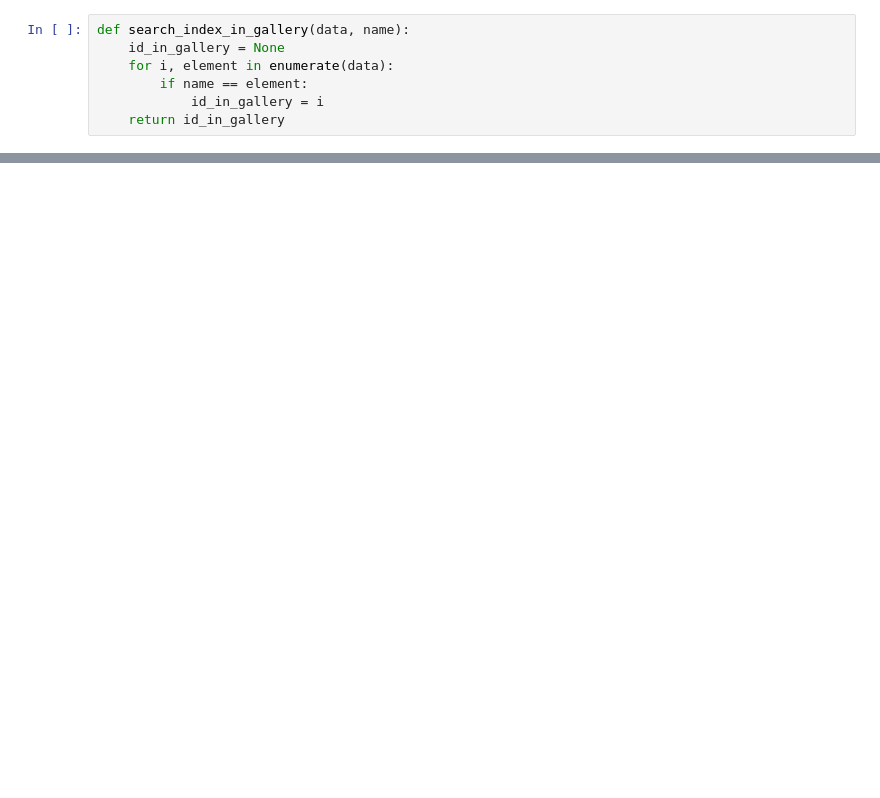
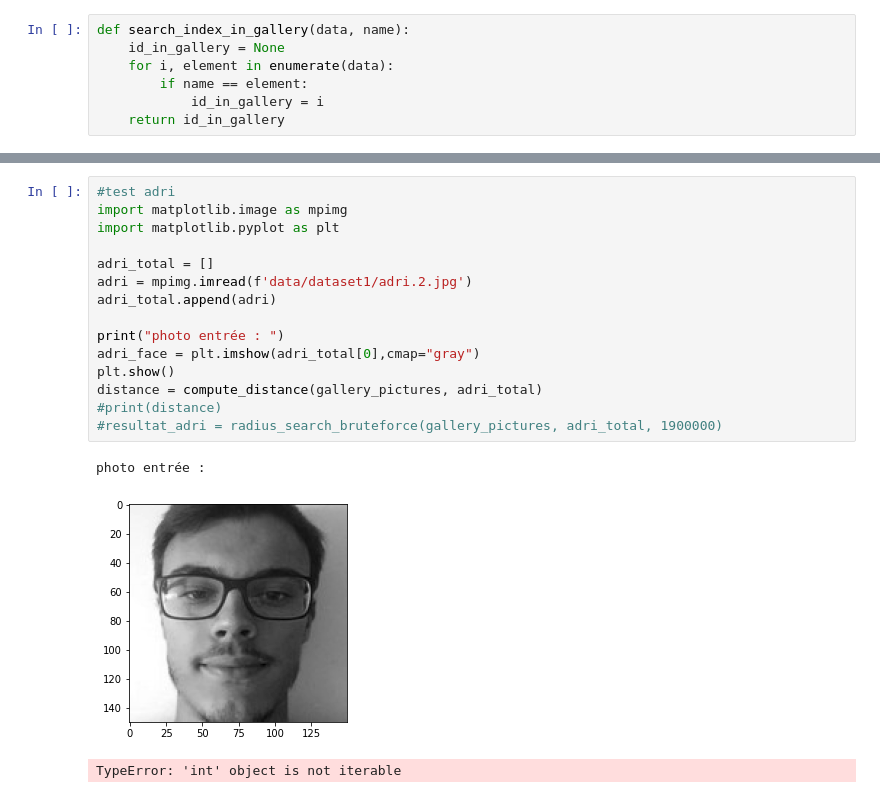
Before and after one commit to bastiendlf/code_project_ODATA, a Jupyter notebook: bruteforce_radius_search.ipynb, the cells around one changed output, grey strips where cells are left out. Saved outputs shown, nothing was run; the diff lists cells and outputs as text; blank space fills up the shorter version.

```diff
--- a/bruteforce_radius_search.ipynb
+++ b/bruteforce_radius_search.ipynb
@@ -125,0 +246,19 @@ theod
+# %%
+#test adri
+import matplotlib.image as mpimg
+import matplotlib.pyplot as plt
+
+adri_total = []
+adri = mpimg.imread(f'data/dataset1/adri.2.jpg')
+adri_total.append(adri)
+
+print("photo entrée : ")
+adri_face = plt.imshow(adri_total[0],cmap="gray")
+plt.show()
+distance = compute_distance(gallery_pictures, adri_total)
+#print(distance)
+#resultat_adri = radius_search_bruteforce(gallery_pictures, adri_total, 1900000)
+# %% [output]
+photo entrée :
+[figure, added]
+TypeError: 'int' object is not iterable
```
Also changed, not shown: parts of 11 cells of this notebook, 1 other file.
